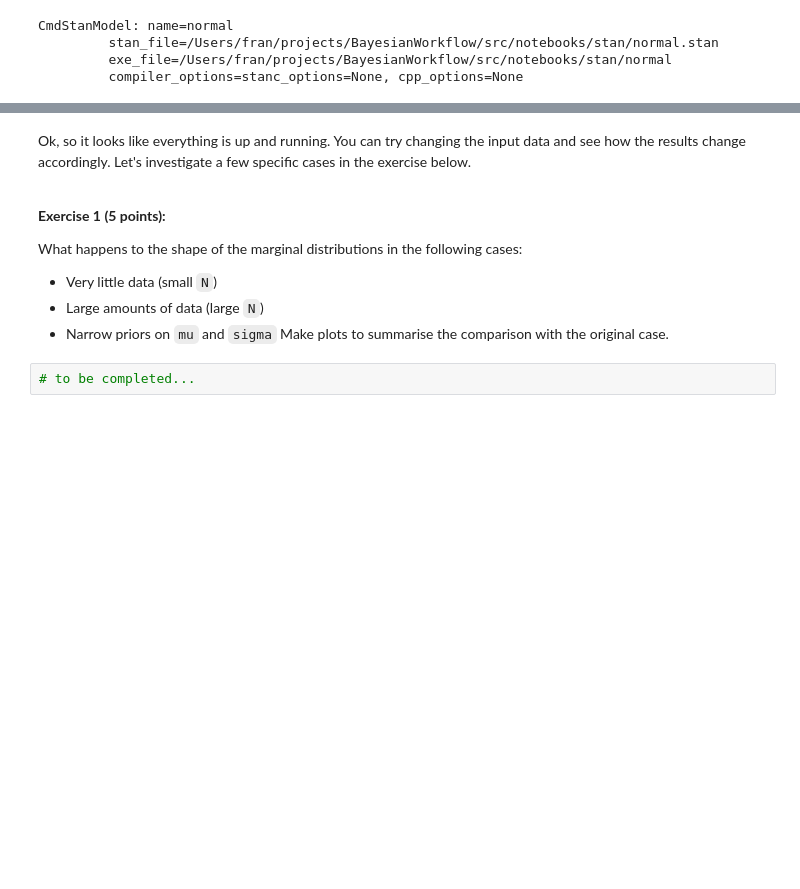
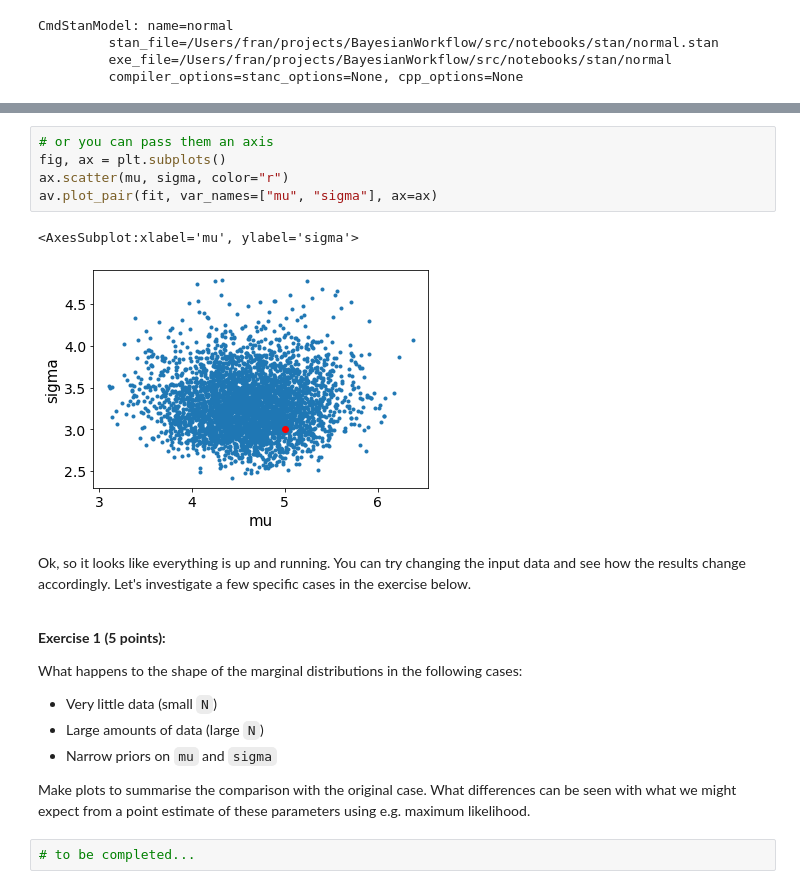
Before and after one commit to cescalara/BayesianWorkflow, a Jupyter notebook: src/notebooks/introduction.ipynb, the cells around one changed output, grey strips where cells are left out. Drawn from its saved outputs; the diff is of its cells as text; blank space fills up the shorter version.

```diff
--- a/src/notebooks/introduction.ipynb
+++ b/src/notebooks/introduction.ipynb
@@ -163,3 +209,11 @@ av.plot_pair(fit, marginals=True);
+# %%
+# or you can pass them an axis
+fig, ax = plt.subplots()
+ax.scatter(mu, sigma, color="r")
+av.plot_pair(fit, var_names=["mu", "sigma"], ax=ax)
+# %% [output]
+<AxesSubplot:xlabel='mu', ylabel='sigma'>
+[figure, added]
 # %% [markdown]
 Ok, so it looks like everything is up and running. You can try changing the input data and see how the results change accordingly. Let's investigate a few specific cases in the exercise below.
 
@@ -172,7 +226,8 @@ What happens to the shape of the marginal distributions in the following cases:
 * Very little data (small `N`)
 * Large amounts of data (large `N`)
 * Narrow priors on `mu` and `sigma`
-Make plots to summarise the comparison with the original case.
+
+Make plots to summarise the comparison with the original case. What differences can be seen with what we might expect from a point estimate of these parameters using e.g. maximum likelihood.
 # %%
 # to be completed...
 # %% [markdown]
```
Also changed, not shown: parts of 11 cells of this notebook, 4 other files.
